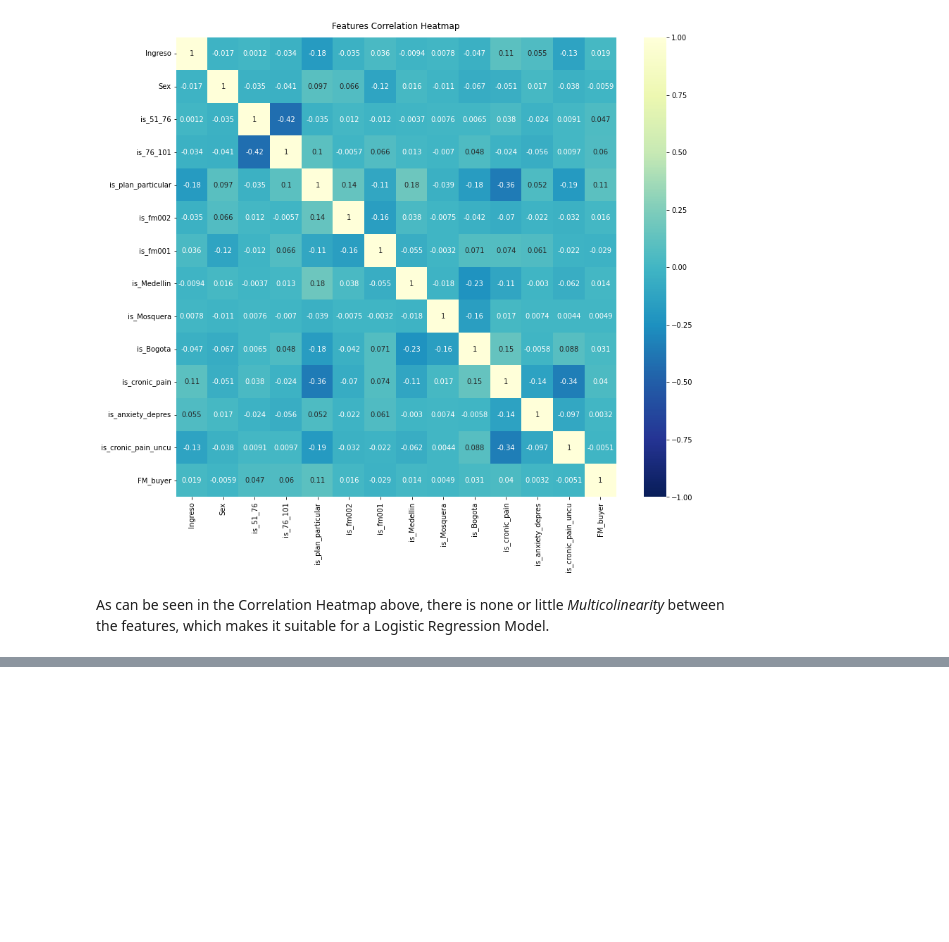
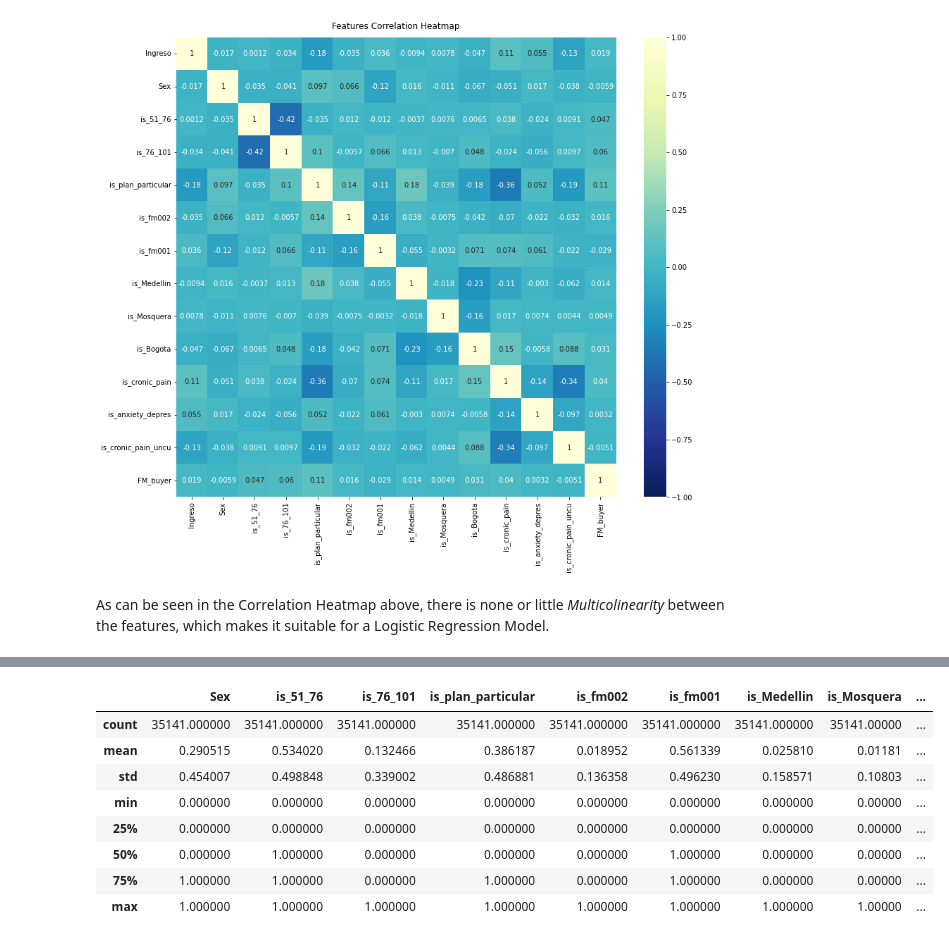
Before and after one commit to princeKike27/Khiron-Next-Buyers-FM, a Jupyter notebook: Khiron_Next_Buyers_FM.ipynb, the cells around one changed output, grey strips where cells are left out. Saved outputs shown, nothing was run; the diff lists cells and outputs as text; code cells hidden in the pictures; blank space fills up the shorter version.

```diff
--- a/Khiron_Next_Buyers_FM.ipynb
+++ b/Khiron_Next_Buyers_FM.ipynb
@@ -1222,0 +1254,6 @@ As can be seen in the Correlation Heatmap above, there is none or little *Multic
+# %%
+# features df
+features = df_features_labels[['Sex', 'is_51_76', 'is_76_101', 'is_plan_particular', 'is_fm002',\
+                               'is_fm001', 'is_Medellin', 'is_Mosquera', 'is_Bogota', 'is_cronic_pain',\
+                               'is_anxiety_depres', 'is_cronic_pain_uncu']]
+features.head()
@@ -1222,0 +1267,13 @@ As can be seen in the Correlation Heatmap above, there is none or little *Multic
+# %%
+# descriptive statistics of features
+features.describe()
+# %% [output]
+|  | Sex | is_51_76 | is_76_101 | is_plan_particular | is_fm002 | is_fm001 | is_Medellin | is_Mosquera | ... |
+| count | 35141.000000 | 35141.000000 | 35141.000000 | 35141.000000 | 35141.000000 | 35141.000000 | 35141.000000 | 35141.00000 | ... |
+| mean | 0.290515 | 0.534020 | 0.132466 | 0.386187 | 0.018952 | 0.561339 | 0.025810 | 0.01181 | ... |
+| std | 0.454007 | 0.498848 | 0.339002 | 0.486881 | 0.136358 | 0.496230 | 0.158571 | 0.10803 | ... |
+| min | 0.000000 | 0.000000 | 0.000000 | 0.000000 | 0.000000 | 0.000000 | 0.000000 | 0.00000 | ... |
+| 25% | 0.000000 | 0.000000 | 0.000000 | 0.000000 | 0.000000 | 0.000000 | 0.000000 | 0.00000 | ... |
+| 50% | 0.000000 | 1.000000 | 0.000000 | 0.000000 | 0.000000 | 1.000000 | 0.000000 | 0.00000 | ... |
+| 75% | 1.000000 | 1.000000 | 0.000000 | 1.000000 | 0.000000 | 1.000000 | 0.000000 | 0.00000 | ... |
+| max | 1.000000 | 1.000000 | 1.000000 | 1.000000 | 1.000000 | 1.000000 | 1.000000 | 1.00000 | ... |
```
Also changed, not shown: parts of 30 cells of this notebook.
